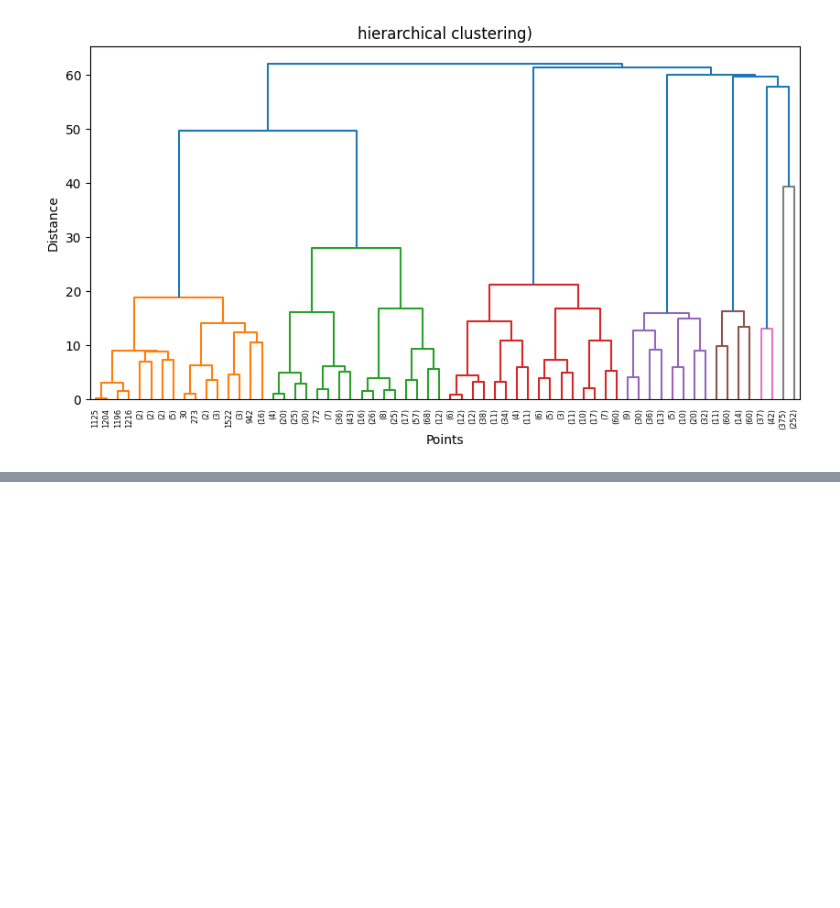
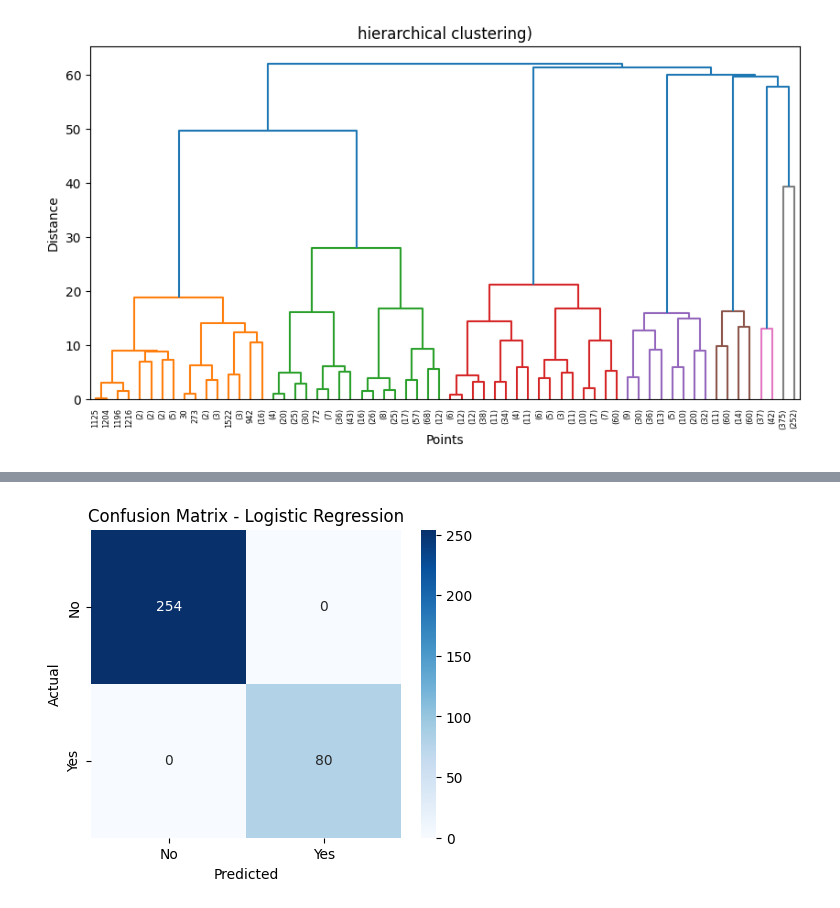
Before and after one commit to GeetAvaneesh/Exploratory-Data-Analytics-project-on-smoking-data-set-22BDS0343, a Jupyter notebook: 22BDS0343_EDA_Theory_GeetAvaneesh.ipynb, the cells around one changed output, grey strips where cells are left out. Cells and saved outputs as stored; diff of their text form; code cells hidden in the pictures; blank space fills up the shorter version.

```diff
--- a/22BDS0343_EDA_Theory_GeetAvaneesh.ipynb
+++ b/22BDS0343_EDA_Theory_GeetAvaneesh.ipynb
@@ -1349,0 +1458,9 @@ data['hier_cluster'] = cluster_labels
+# %%
+clf_lr = LogisticRegression(max_iter=1000, random_state=42)
+clf_lr.fit(X_train, y_train)
+y_pred_lr = clf_lr.predict(X_test)
+y_proba_lr = clf_lr.predict_proba(X_test)[:,1] if clf_lr.classes_.shape[0]==2 else None
+print("Logistic Regression Accuracy:", accuracy_score(y_test, y_pred_lr))
+print(classification_report(y_test, y_pred_lr, target_names=le.classes_))
+if y_proba_lr is not None:
+    print("ROC-AUC:", roc_auc_score(y_test, y_proba_lr))
@@ -1349,0 +1479,10 @@ data['hier_cluster'] = cluster_labels
+# %%
+cm = confusion_matrix(y_test, y_pred_lr)
+plt.figure(figsize=(5,4))
+sns.heatmap(cm, annot=True, fmt='d', cmap='Blues', xticklabels=le.classes_, yticklabels=le.classes_)
+plt.xlabel('Predicted')
+plt.ylabel('Actual')
+plt.title('Confusion Matrix - Logistic Regression')
+plt.show()
+# %% [output]
+[figure, added]
```
Also changed, not shown: parts of 18 cells of this notebook.
